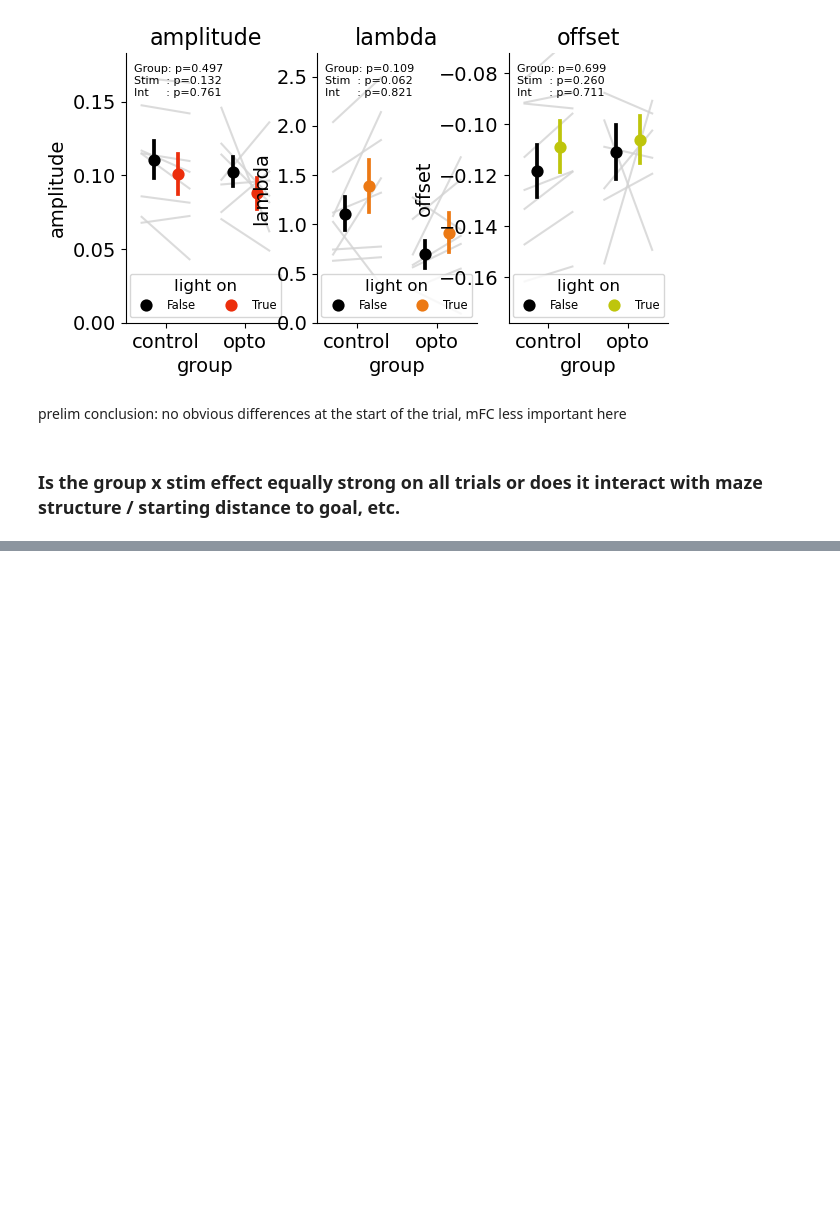
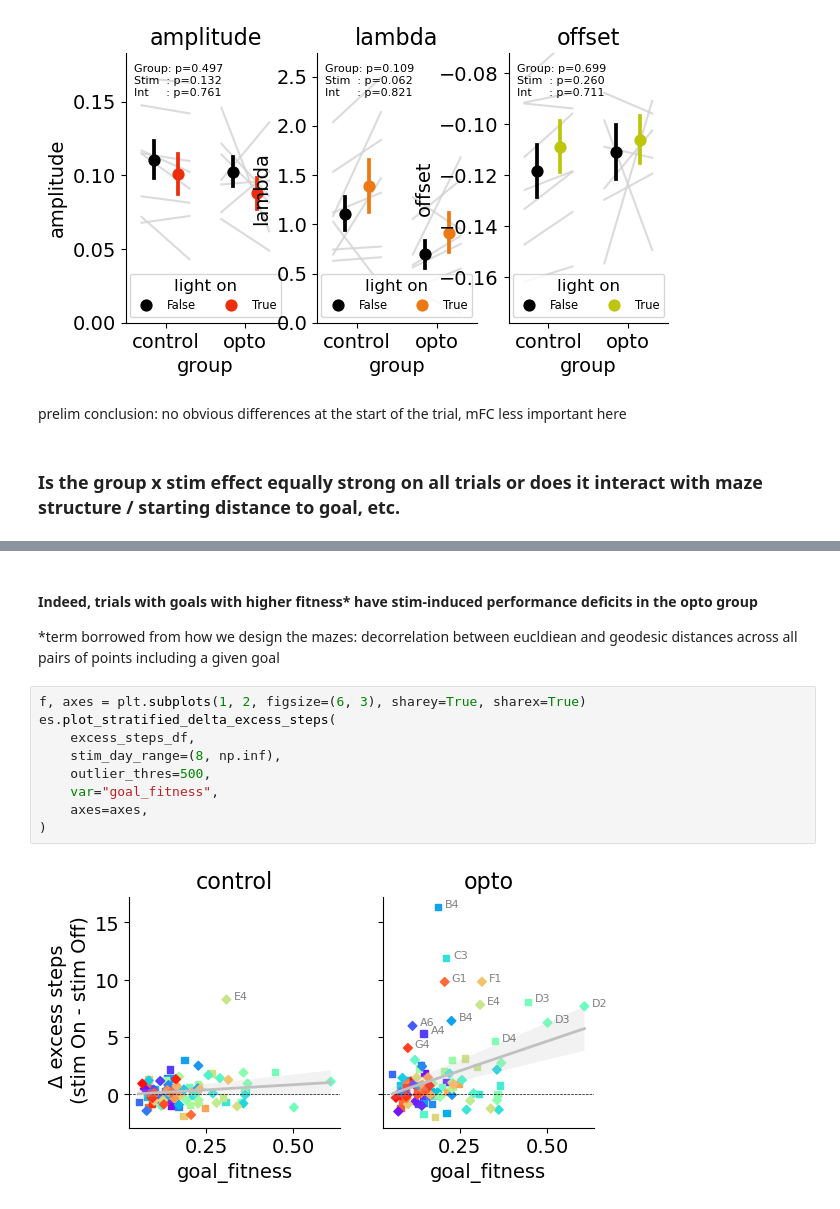
Before and after one commit to peterdoohan/goalNav_mFC-opto3, a Jupyter notebook: code/Notebooks/performance_metrics.ipynb, the cells around one changed output, grey strips where cells are left out. Saved outputs shown, nothing was run; the diff lists cells and outputs as text; blank space fills up the shorter version.

```diff
--- a/code/Notebooks/performance_metrics.ipynb
+++ b/code/Notebooks/performance_metrics.ipynb
@@ -198,0 +217,14 @@ prelim conclusion: no obvious differences at the start of the trial, mFC less im
+# %% [markdown]
+#### Indeed, trials with goals with higher fitness* have stim-induced performance deficits in the opto group
+*term borrowed from how we design the mazes: decorrelation between eucldiean and geodesic distances across all pairs of points including a given goal
+# %%
+f, axes = plt.subplots(1, 2, figsize=(6, 3), sharey=True, sharex=True)
+es.plot_stratified_delta_excess_steps(
+    excess_steps_df,
+    stim_day_range=(8, np.inf),
+    outlier_thres=500,
+    var="goal_fitness",
+    axes=axes,
+)
+# %% [output]
+[figure, added]
```
Also changed, not shown: parts of 7 cells of this notebook.
